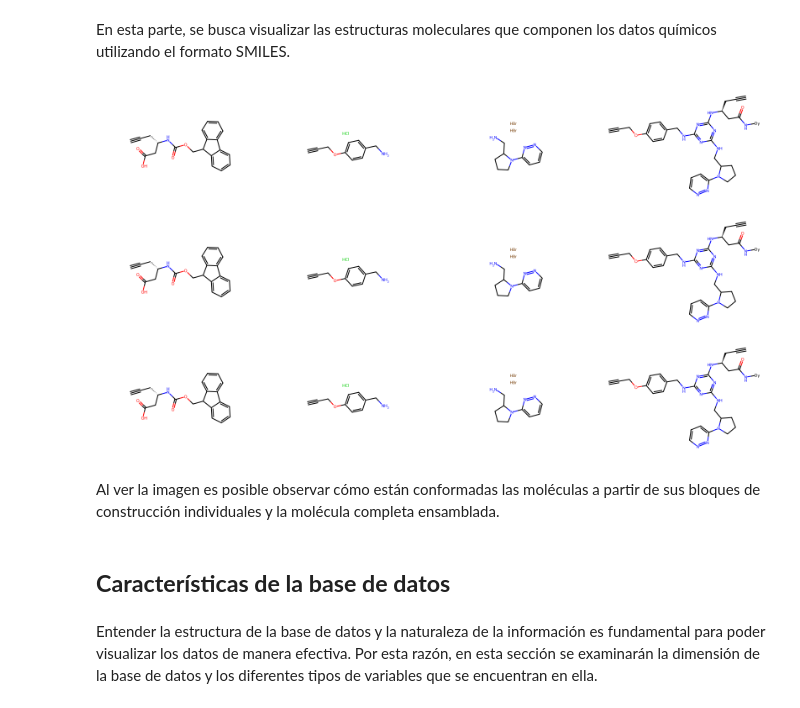
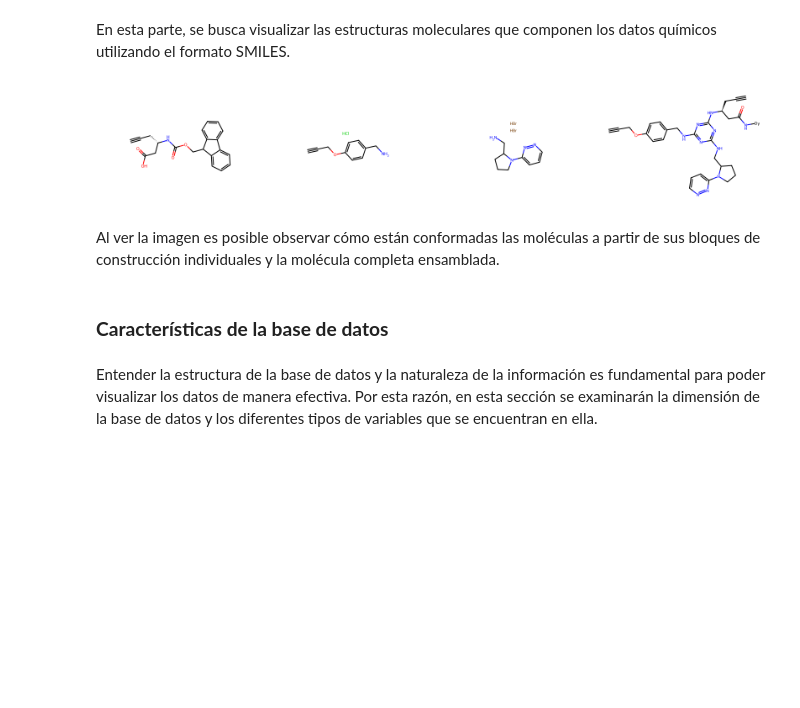
Before and after one commit to kmarcela11/MachineLearning, a Jupyter notebook: _sources/Ejercicio2.ipynb, the cells around one changed output. Drawn from its saved outputs; the diff is of its cells as text; code cells hidden in the pictures; blank space fills up the shorter version.

```diff
--- a/_sources/Ejercicio2.ipynb
+++ b/_sources/Ejercicio2.ipynb
@@ -54,23 +60,23 @@ Inicialmente se hace el cargue del conjunto de datos de entrenamiento, con el us
 En este caso, se utiliza el parámetro `engine = 'pyarrow'` que indica que se usará la biblioteca **PyArrow** como motor para la lectura del archivo Parquet. PyArrow es preferido por su velocidad y eficiencia al manejar grandes conjuntos de datos.
 # %%
 # data = pd.read_parquet('train.parquet', engine = 'pyarrow')
+data = pd.read_parquet('C:/Users/kamac/OneDrive/Desktop/MachineLearningUN/train.parquet')
 # %% [markdown]
 En esta parte, se busca visualizar las estructuras moleculares que componen los datos químicos utilizando el formato SMILES.
 # %%
-# Visualización de algunas moléculas.
 def moleculas(data, cantidad):
     data_mol = data.reset_index(drop = True)
     mols = []
     for i in range(cantidad):
         mols += [Chem.MolFromSmiles(data_mol['buildingblock1_smiles'][i]),Chem.MolFromSmiles(data_mol['buildingblock2_smiles'][i]),
-                 Chem.MolFromSmiles(data_mol['buildingblock3_smiles'][i]),Chem.MolFromSmiles(data_mol['molecule_smiles'][i])]
+                  Chem.MolFromSmiles(data_mol['buildingblock3_smiles'][i]),Chem.MolFromSmiles(data_mol['molecule_smiles'][i])]
     return Draw.MolsToGridImage(mols, molsPerRow=4, subImgSize=(400,300))
 
-moleculas(data, 3)
+moleculas(data, 1)
 # %% [output]
-[figure, old version]
+[figure, new version]
 # %% [markdown]
 Al ver la imagen es posible observar cómo están conformadas las moléculas a partir de sus bloques de construcción individuales y la molécula completa ensamblada.
 # %% [markdown]
-## **Características de la base de datos**
+### **Características de la base de datos**
 # %% [markdown]
```
Also changed, not shown: parts of 210 cells of this notebook, 42 other files.
